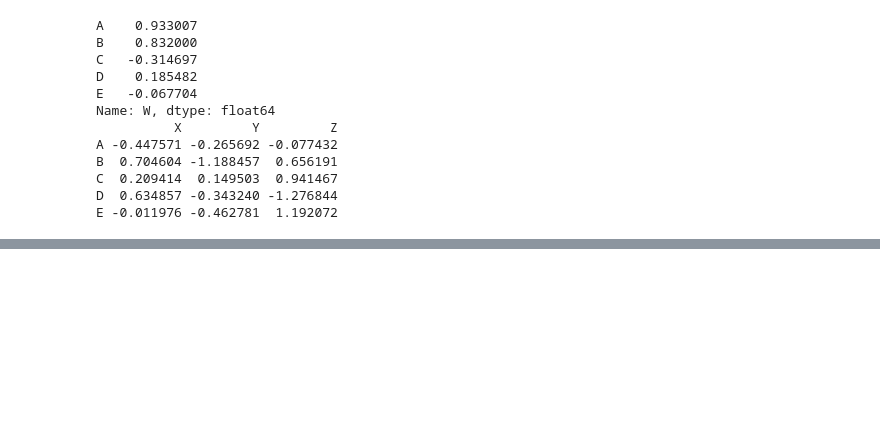
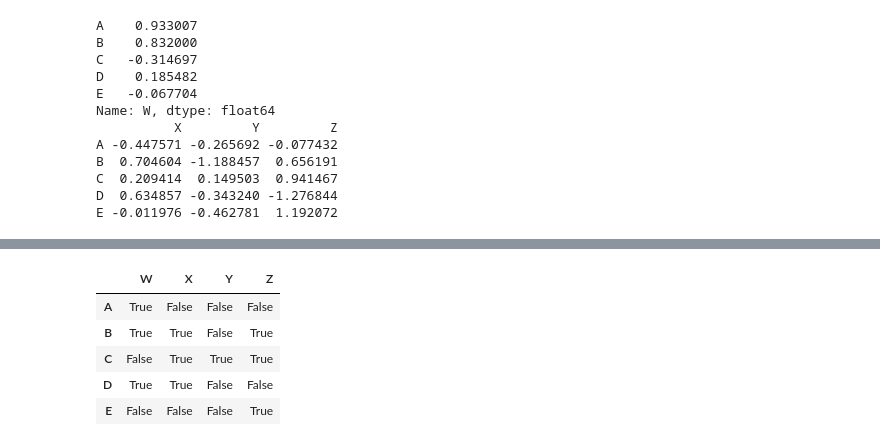
Before and after one commit to OmprakashB/MachineLearning, a Jupyter notebook: PandasTutorials.ipynb, the cells around one changed output, grey strips where cells are left out. Cells and saved outputs as stored; diff of their text form; code cells hidden in the pictures; blank space fills up the shorter version.

```diff
--- a/PandasTutorials.ipynb
+++ b/PandasTutorials.ipynb
@@ -78,0 +112,10 @@ Name: C, dtype: float64
+# %%
+#Conditional selection
+df > 0      # Returns True for positive and False for negative
+# %% [output]
+|  | W | X | Y | Z |
+| A | True | False | False | False |
+| B | True | True | False | True |
+| C | False | True | True | True |
+| D | True | True | False | False |
+| E | False | False | False | True |
```
Also changed, not shown: parts of 13 cells of this notebook.
